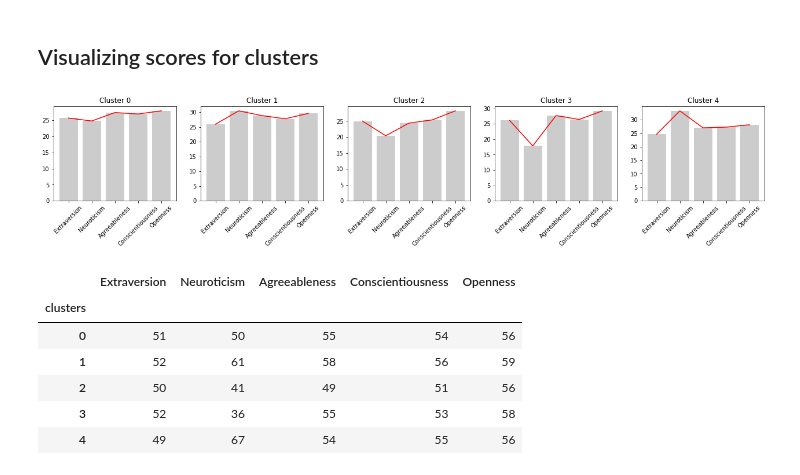
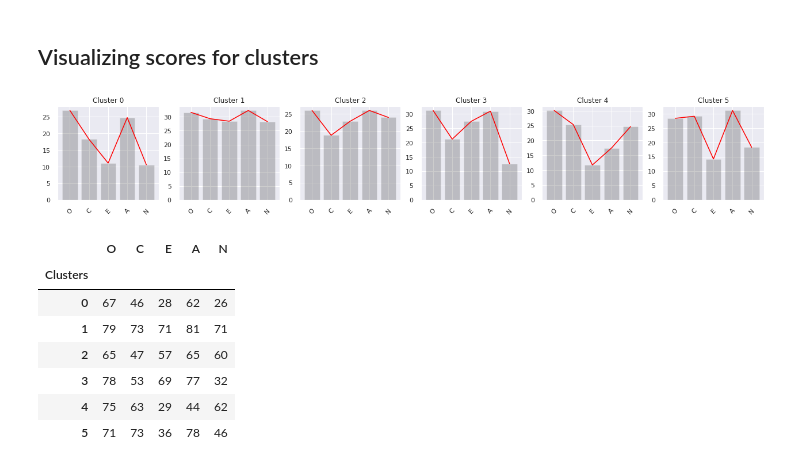
Before and after one commit to RiyaTasgaonkar/OCEAN-clustering, a Jupyter notebook: Clustering.ipynb, the cells around one changed output. Cells and saved outputs as stored; diff of their text form; code cells hidden in the pictures.

```diff
--- a/Clustering.ipynb
+++ b/Clustering.ipynb
@@ -100,3 +63,12 @@ df = pd.DataFrame(df, columns = columns[1:51])
+# %%
+df['E'] = 20 + df['EXT1'] - df['EXT2'] + df['EXT3'] - df['EXT4'] + df['EXT5'] - df['EXT6'] + df['EXT7'] - df['EXT8'] + df['EXT9'] - df['EXT10']
+df['A'] = 14 - df['AGR1'] + df['AGR2'] - df['AGR3'] + df['AGR4'] - df['AGR5'] + df['AGR6'] - df['AGR7'] + df['AGR8'] + df['AGR9'] + df['AGR10']
+df['C'] = 14 + df['CSN1'] - df['CSN2'] + df['CSN3'] - df['CSN4'] + df['CSN5'] - df['CSN6'] + df['CSN7'] - df['CSN8'] + df['CSN9'] + df['CSN10']
+df['N'] = 38 - df['EST1'] + df['EST2'] - df['EST3'] + df['EST4'] - df['EST5'] - df['EST6'] - df['EST7'] - df['EST8'] - df['EST9'] - df['EST10']
+df['O'] = 8 + df['OPN1'] - df['OPN2'] + df['OPN3'] - df['OPN4'] + df['OPN5'] - df['OPN6'] + df['OPN7'] + df['OPN8'] + df['OPN9'] + df['OPN10']
+# %%
+columns = ['O', 'C', 'E', 'A', 'N']
+df = df[columns]
 # %%
 df.head()
 # %% [output]
@@ -122,7 +100,7 @@ visualizer.show()
 # %% [markdown]
 ## KMeans Algorithm
 # %%
-kmeans = KMeans(n_clusters = 5)
+kmeans = KMeans(n_clusters = 6)
 k_fit = kmeans.fit(df)
 # %%
 predictions = k_fit.labels_
@@ -215,17 +181,17 @@ data_sums.groupby('clusters').mean()
 # %% [markdown]
 ## Visualizing scores for clusters
 # %%
-dataclusters = data_sums.groupby('clusters').mean()
+dataclusters = df.groupby('Clusters').mean()
 # %%
 plt.figure(figsize=(22,3))
-for i in range(0, 5):
-    plt.subplot(1,5,i+1)
+for i in range(0, 6):
+    plt.subplot(1,6,i+1)
     plt.bar(dataclusters.columns, dataclusters.iloc[i, :], color='black', alpha=0.2)
     plt.plot(dataclusters.columns, dataclusters.iloc[i, :], color='red')
     plt.title('Cluster ' + str(i))
     plt.xticks(rotation=45)
 # %% [output]
-[figure, old version]
+[figure, new version]
 # %%
 import pickle
 pickle.dump(kmeans, open("/content/drive/MyDrive/ocean-modelB/Data/model.pkl", "wb"))
@@ -234,15 +200,16 @@ dataclusters = pd.DataFrame(dataclusters)
 # %%
 dataclusters = dataclusters.round(2)
 # %%
-dataclusters = dataclusters.apply(lambda x: np.round(x*100/50, 0))
+dataclusters = dataclusters.apply(lambda x: np.round(x*100/40, 0))
 dataclusters.astype('int')
 # %% [output]
-|  | Extraversion | Neuroticism | Agreeableness | Conscientiousness | Openness |
-| clusters |  |  |  |  |  |
-| 0 | 51 | 50 | 55 | 54 | 56 |
-| 1 | 52 | 61 | 58 | 56 | 59 |
-| 2 | 50 | 41 | 49 | 51 | 56 |
-| 3 | 52 | 36 | 55 | 53 | 58 |
-| 4 | 49 | 67 | 54 | 55 | 56 |
+|  | O | C | E | A | N |
+| Clusters |  |  |  |  |  |
+| 0 | 67 | 46 | 28 | 62 | 26 |
+| 1 | 79 | 73 | 71 | 81 | 71 |
+| 2 | 65 | 47 | 57 | 65 | 60 |
+| 3 | 78 | 53 | 69 | 77 | 32 |
+| 4 | 75 | 63 | 29 | 44 | 62 |
+| 5 | 71 | 73 | 36 | 78 | 46 |
 # %%
 dataclusters.to_csv('/content/drive/MyDrive/ocean-modelB/Data/clusters.csv')
```
Also changed, not shown: parts of 18 cells of this notebook, 4 other files.
